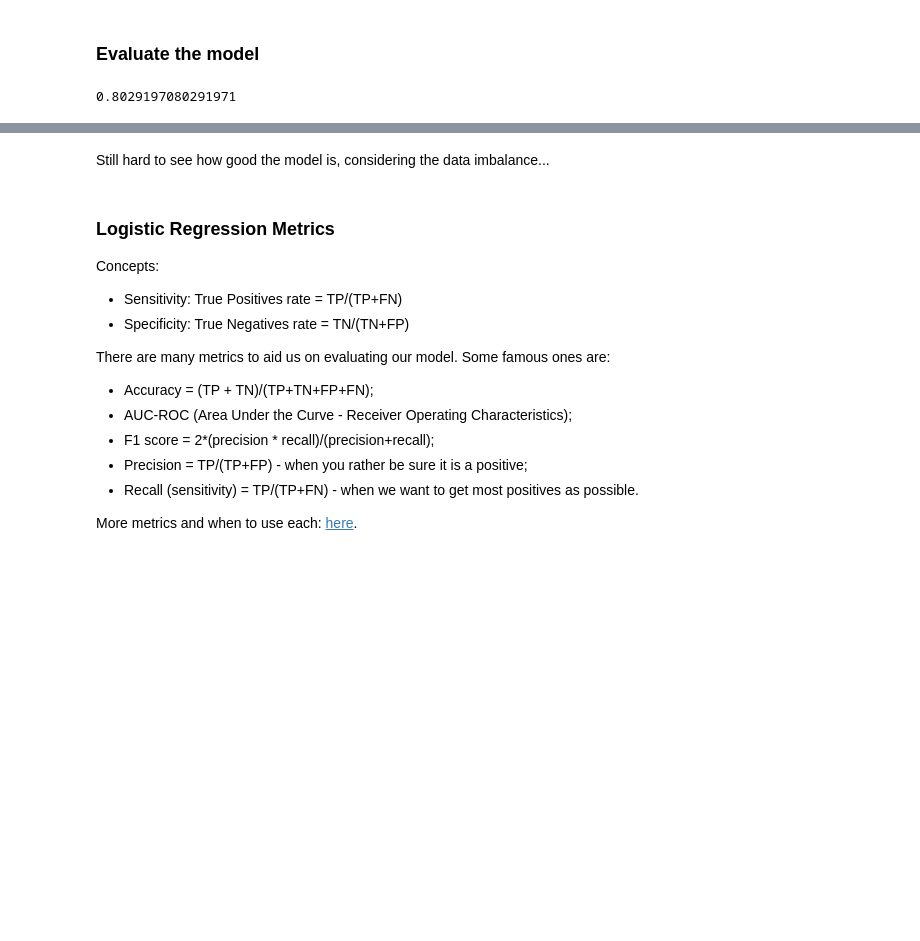
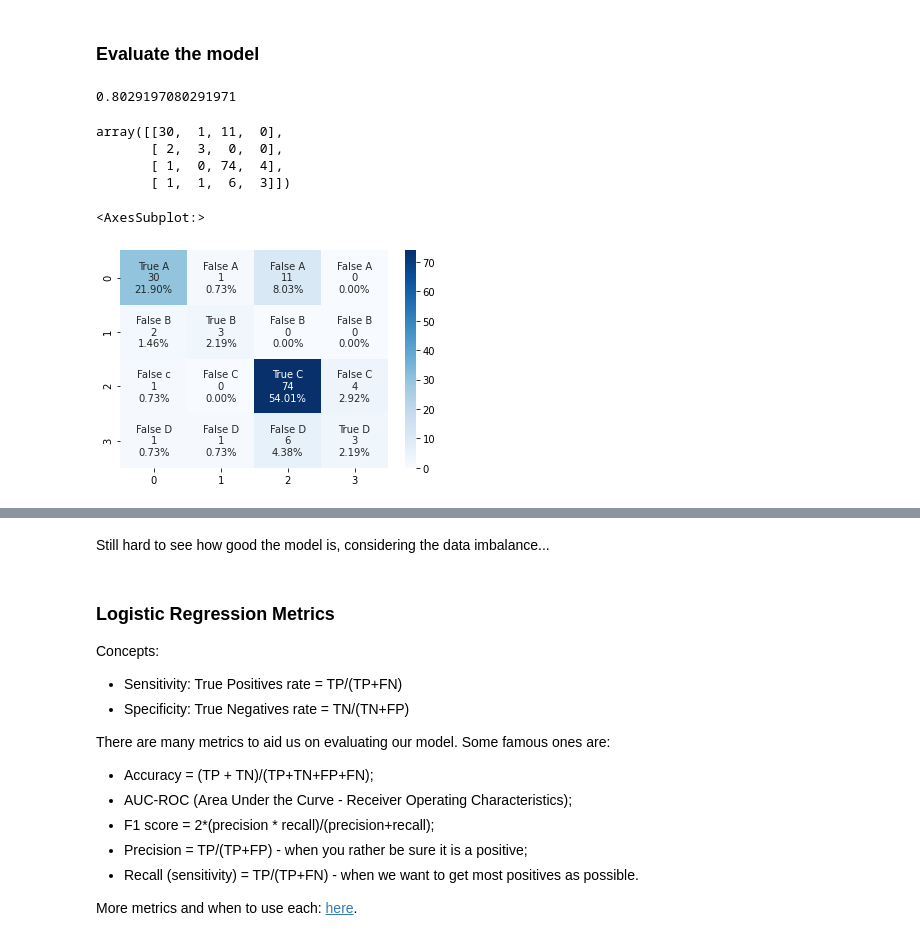
Before and after one commit to Ironhack-Data-0621-Remote/Classroom-Materials, a Jupyter notebook: Unit_3/3.09_class_imbalance_and_metrics.ipynb, the cells around one changed output, grey strips where cells are left out. Saved outputs shown, nothing was run; the diff lists cells and outputs as text; code cells hidden in the pictures; blank space fills up the shorter version.

```diff
--- a/Unit_3/3.09_class_imbalance_and_metrics.ipynb
+++ b/Unit_3/3.09_class_imbalance_and_metrics.ipynb
@@ -411,3 +461,26 @@ LogisticRegression(max_iter=10000, random_state=42)
 classification.score(X_test, y_test)
 # %% [output]
 0.8029197080291971
+# %%
+predictions = classification.predict(X_test)
+confusion_matrix(y_test, predictions)
+# %% [output]
+array([[30,  1, 11,  0],
+       [ 2,  3,  0,  0],
+       [ 1,  0, 74,  4],
+       [ 1,  1,  6,  3]])
+# %%
+cf_matrix = confusion_matrix(y_test, predictions)
+group_names = ['True A', 'False A', 'False A', 'False A',
+               'False B', 'True B', 'False B', 'False B',
+               'False c', 'False C', 'True C', 'False C',
+               'False D', 'False D', 'False D', 'True D']
+
+group_counts = ["{0:0.0f}".format(value) for value in cf_matrix.flatten()]
+group_percentages = ["{0:.2%}".format(value) for value in cf_matrix.flatten()/np.sum(cf_matrix)]
+labels = [f"{v1}\n{v2}\n{v3}" for v1, v2, v3 in zip(group_names,group_counts,group_percentages)]
+labels = np.asarray(labels).reshape(4,4)
+sns.heatmap(cf_matrix, annot=labels, fmt='', cmap='Blues')
+# %% [output]
+<AxesSubplot:>
+[figure, added]
```
Also changed, not shown: parts of 28 cells of this notebook.
